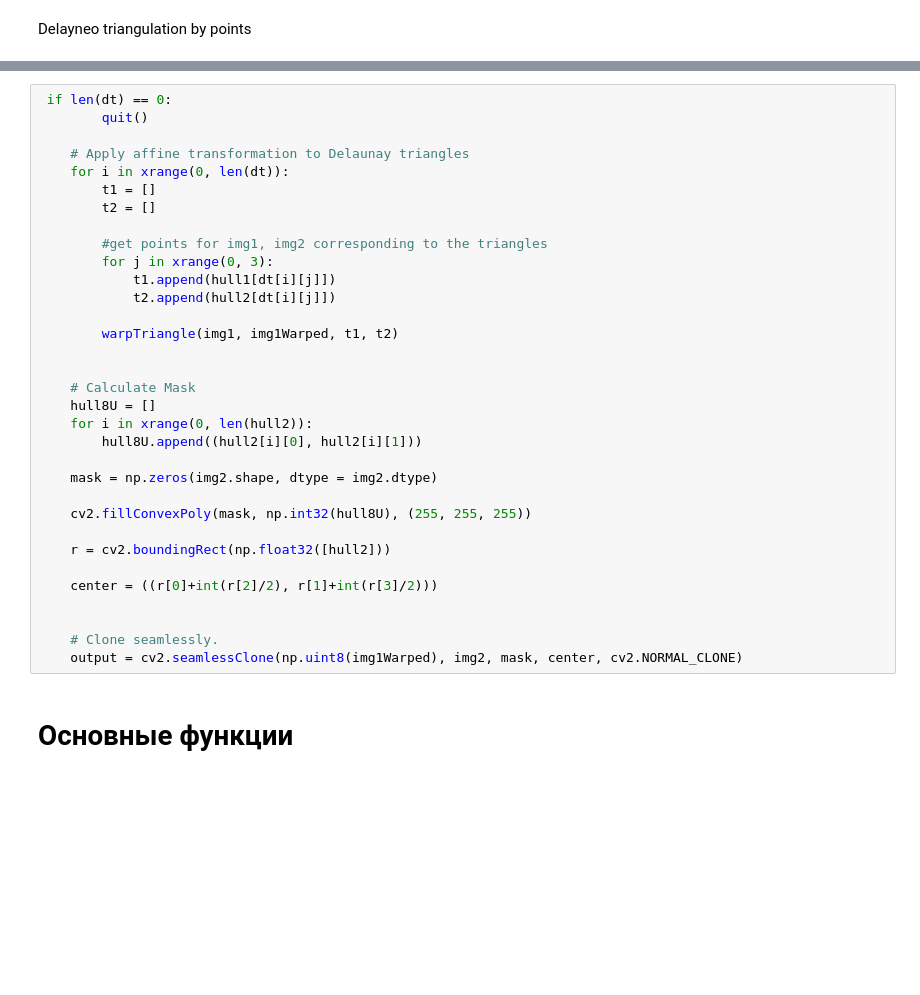
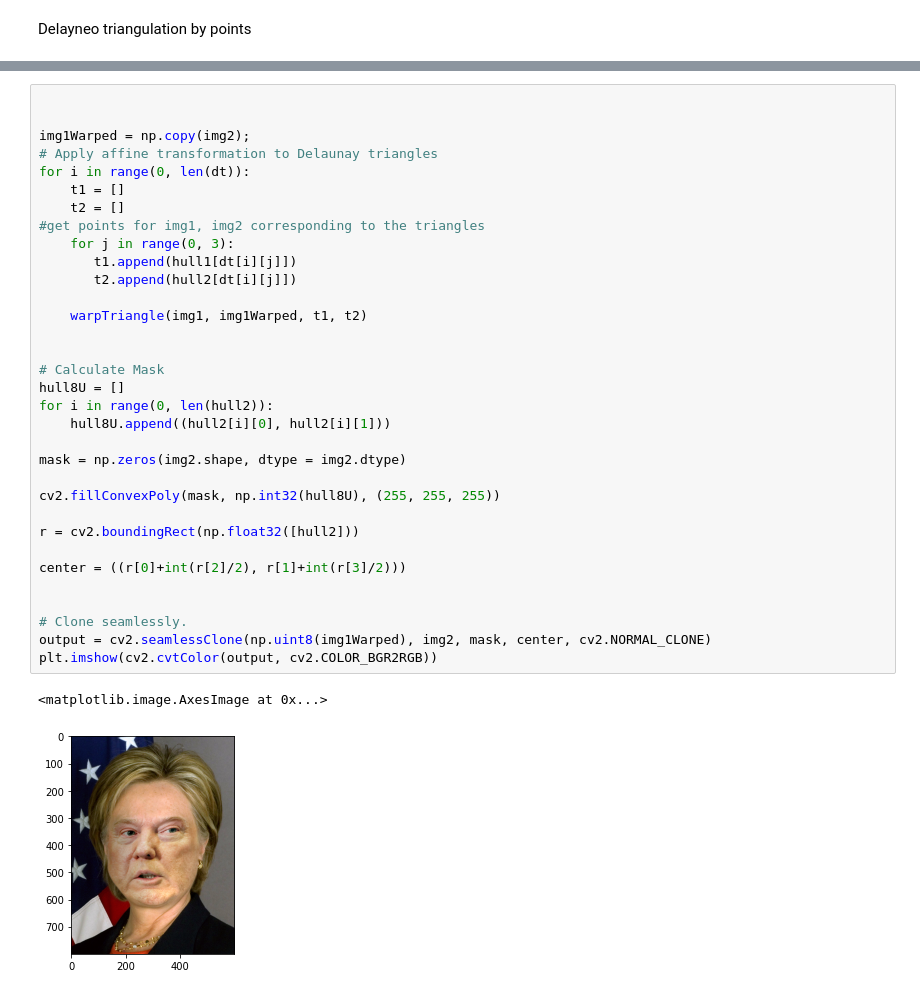
Before and after one commit to alexander-toschev/cv-course, a Jupyter notebook: ImageProcessing_Morphing.ipynb, the cells around one changed output, grey strips where cells are left out. Saved outputs shown, nothing was run; the diff lists cells and outputs as text; blank space fills up the shorter version.

```diff
--- a/ImageProcessing_Morphing.ipynb
+++ b/ImageProcessing_Morphing.ipynb
@@ -442,36 +422,36 @@ plt.imshow(cv2.cvtColor(img1, cv2.COLOR_BGR2RGB))
 # %%
- if len(dt) == 0:
-        quit()
-
-    # Apply affine transformation to Delaunay triangles
-    for i in xrange(0, len(dt)):
-        t1 = []
-        t2 = []
-
-        #get points for img1, img2 corresponding to the triangles
-        for j in xrange(0, 3):
-            t1.append(hull1[dt[i][j]])
-            t2.append(hull2[dt[i][j]])
-
-        warpTriangle(img1, img1Warped, t1, t2)
 
 
-    # Calculate Mask
-    hull8U = []
-    for i in xrange(0, len(hull2)):
-        hull8U.append((hull2[i][0], hull2[i][1]))
+img1Warped = np.copy(img2);
+# Apply affine transformation to Delaunay triangles
+for i in range(0, len(dt)):
+    t1 = []
+    t2 = []
+#get points for img1, img2 corresponding to the triangles
+    for j in range(0, 3):
+       t1.append(hull1[dt[i][j]])
+       t2.append(hull2[dt[i][j]])
 
-    mask = np.zeros(img2.shape, dtype = img2.dtype)
-
-    cv2.fillConvexPoly(mask, np.int32(hull8U), (255, 255, 255))
-
-    r = cv2.boundingRect(np.float32([hull2]))
-
-    center = ((r[0]+int(r[2]/2), r[1]+int(r[3]/2)))
+    warpTriangle(img1, img1Warped, t1, t2)
 
 
-    # Clone seamlessly.
-    output = cv2.seamlessClone(np.uint8(img1Warped), img2, mask, center, cv2.NORMAL_CLONE)
+# Calculate Mask
+hull8U = []
+for i in range(0, len(hull2)):
+    hull8U.append((hull2[i][0], hull2[i][1]))
+
+mask = np.zeros(img2.shape, dtype = img2.dtype)
+
+cv2.fillConvexPoly(mask, np.int32(hull8U), (255, 255, 255))
+
+r = cv2.boundingRect(np.float32([hull2]))
+
+center = ((r[0]+int(r[2]/2), r[1]+int(r[3]/2)))
+
+
+# Clone seamlessly.
+output = cv2.seamlessClone(np.uint8(img1Warped), img2, mask, center, cv2.NORMAL_CLONE)
+plt.imshow(cv2.cvtColor(output, cv2.COLOR_BGR2RGB))
+# %% [output]
+<matplotlib.image.AxesImage at 0x...>
+[figure, added]
-# %% [markdown]
-
-# Основные функции
```
Also changed, not shown: parts of 9 cells of this notebook.
